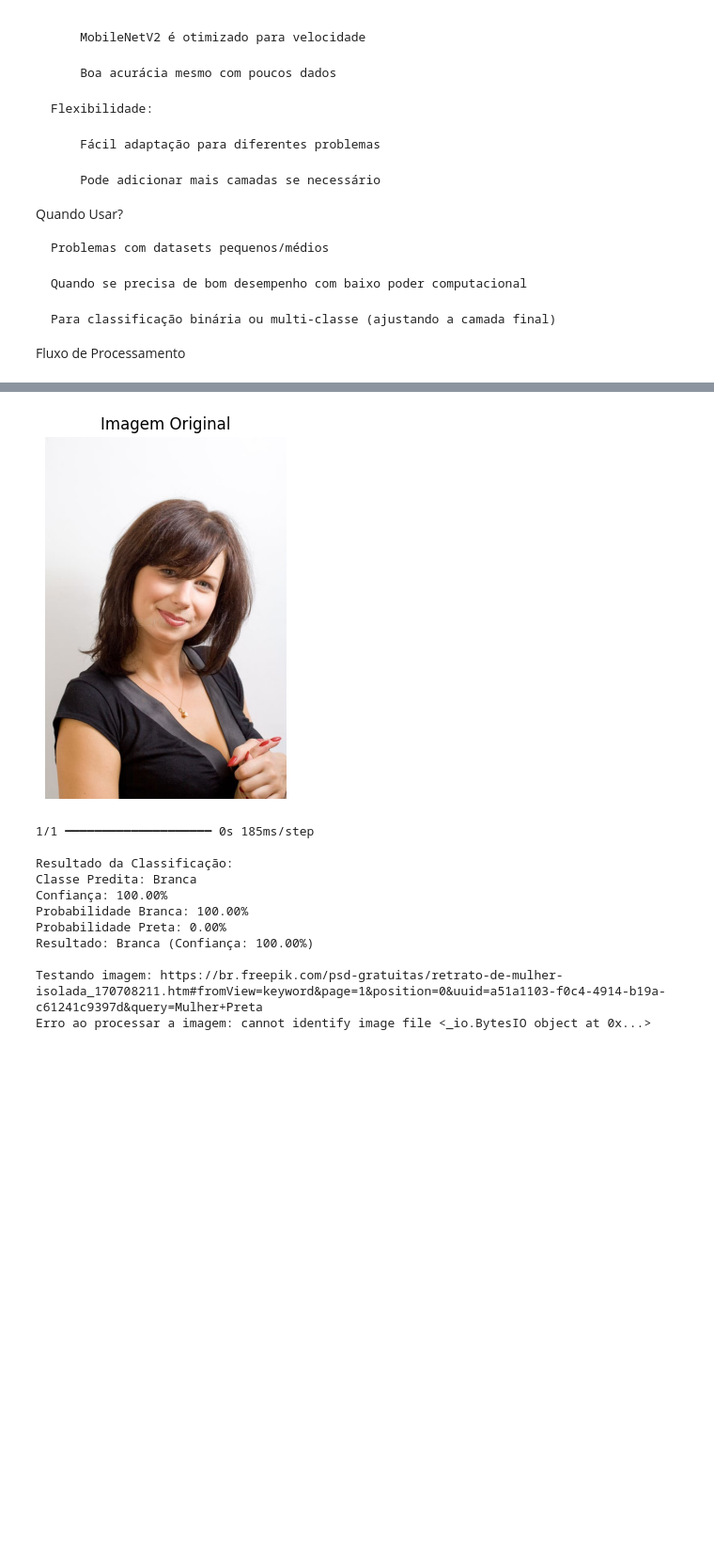
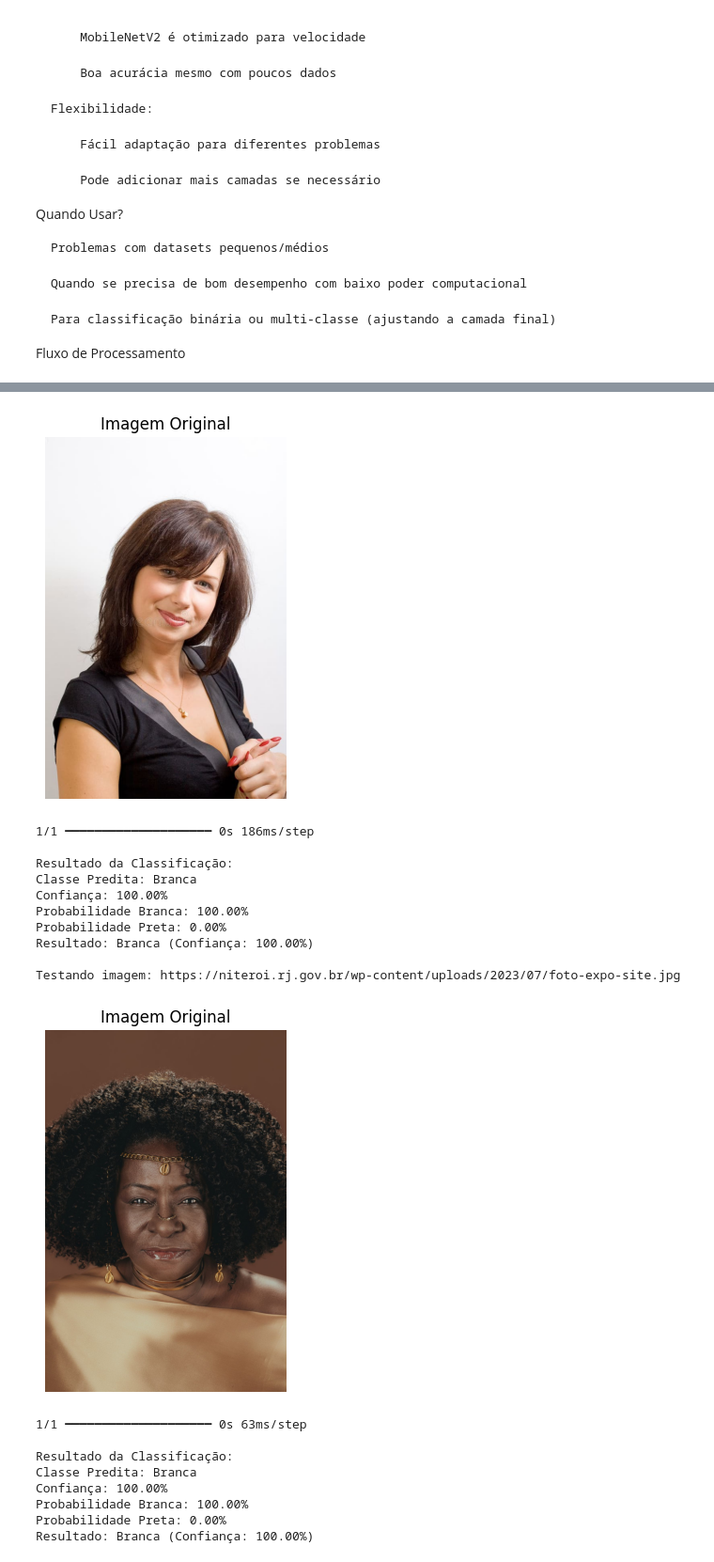
Before and after one commit to taisgb/PretaLab_ML, a Jupyter notebook: Aula_ML_Pretalab_LIMPO.ipynb, the cells around one changed output, grey strips where cells are left out. Shown: that part at 94% size. Cells and saved outputs as stored; diff of their text form; code cells hidden in the pictures; blank space fills up the shorter version.

```diff
--- a/Aula_ML_Pretalab_LIMPO.ipynb
+++ b/Aula_ML_Pretalab_LIMPO.ipynb
@@ -1,23 +3,2 @@
 # %% [markdown]
 #Classificação de imagem
-# %%
-import nbformat
-
-# Caminho do seu notebook original
-entrada = 'Aula-ML-Pretalab.ipynb'        # ⬅️ troque pelo nome do seu arquivo
-saida = 'ML.ipynb'        # ⬅️ nome do arquivo corrigido
-
-# Carrega o notebook
-with open(entrada, 'r', encoding='utf-8') as f:
-    nb = nbformat.read(f, as_version=nbformat.NO_CONVERT)
-
-# Remove metadados de widgets se existirem
-if 'widgets' in nb['metadata']:
-    print("Removendo 'metadata.widgets'...")
-    del nb['metadata']['widgets']
-
-# Salva o notebook limpo
-with open(saida, 'w', encoding='utf-8') as f:
-    nbformat.write(nb, f)
-
-print(f'✅ Notebook limpo salvo como: {saida}')
@@ -860,37 +847,45 @@ def test_image_from_url(img_url):
         }
 
     except Exception as e:
         print(f"Erro ao processar a imagem: {e}")
         return None
 
 # Exemplos de URLs para testar (substitua por URLs reais)
 test_urls = [
     "https://thumbs.dreamstime.com/b/mulher-branca-bonita-2764502.jpg",  # URL de mulher branca
-    "https://br.freepik.com/psd-gratuitas/retrato-de-mulher-isolada_170708211.htm#fromView=keyword&page=1&position=0&uuid=a51a1103-f0c4-4914-b19a-c61241c9397d&query=Mulher+Preta",   # URL de mulher preta
+    "https://niteroi.rj.gov.br/wp-content/uploads/2023/07/foto-expo-site.jpg",   # URL de mulher preta
 
 ]
 
 # Testar cada URL
 for url in test_urls:
     print(f"\nTestando imagem: {url}")
     result = test_image_from_url(url)
     if result:
         print(f"Resultado: {result['class']} (Confiança: {result['confidence']:.2%})")
 # %% [output]
 WARNING:absl:Compiled the loaded model, but the compiled metrics have yet to be built. `model.compile_metrics` will be empty until you train or evaluate the model.
 Testando imagem: https://thumbs.dreamstime.com/b/mulher-branca-bonita-2764502.jpg
 [figure]
-1/1 ━━━━━━━━━━━━━━━━━━━━ 0s 185ms/step
+1/1 ━━━━━━━━━━━━━━━━━━━━ 0s 186ms/step
 
 Resultado da Classificação:
 Classe Predita: Branca
 Confiança: 100.00%
 Probabilidade Branca: 100.00%
 Probabilidade Preta: 0.00%
 Resultado: Branca (Confiança: 100.00%)
 
-Testando imagem: https://br.freepik.com/psd-gratuitas/retrato-de-mulher-isolada_170708211.htm#fromView=keyword&page=1&position=0&uuid=a51a1103-f0c4-4914-b19a-c61241c9397d&query=Mulher+Preta
-Erro ao processar a imagem: cannot identify image file <_io.BytesIO object at 0x...>
+Testando imagem: https://niteroi.rj.gov.br/wp-content/uploads/2023/07/foto-expo-site.jpg
+[figure, added]
+1/1 ━━━━━━━━━━━━━━━━━━━━ 0s 63ms/step
+
+Resultado da Classificação:
+Classe Predita: Branca
+Confiança: 100.00%
+Probabilidade Branca: 100.00%
+Probabilidade Preta: 0.00%
+Resultado: Branca (Confiança: 100.00%)
 # %% [markdown]
 Fluxo da Função
 
```
Also changed, not shown: parts of 9 cells of this notebook.
